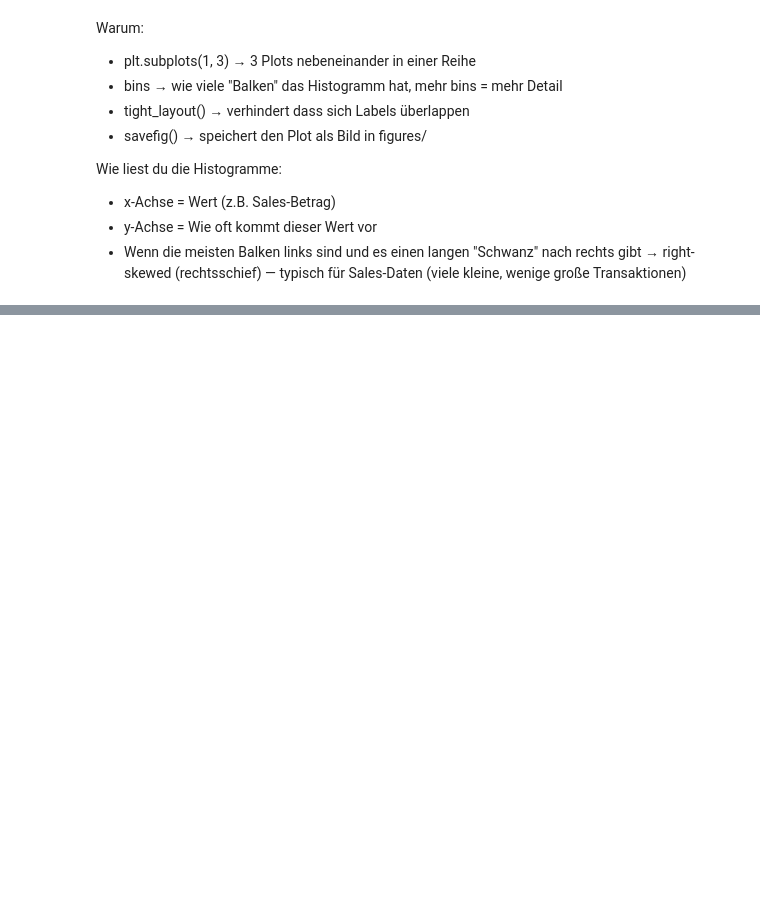
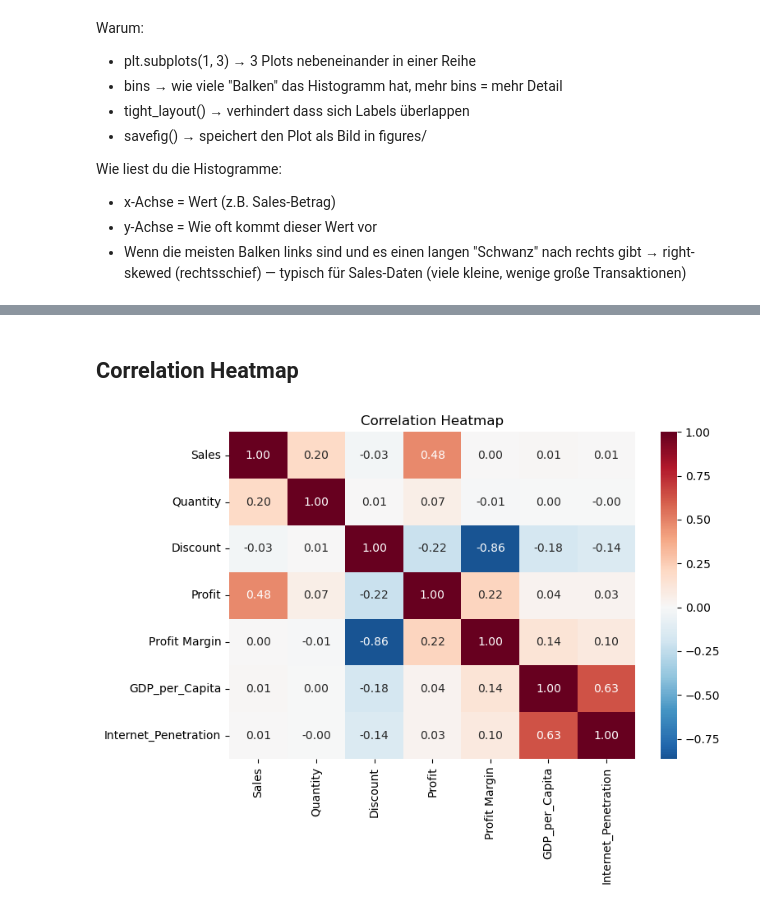
Before and after one commit to zeroKool1ne/data-wrangling-project, a Jupyter notebook: notebooks/03_eda.ipynb, the cells around one changed output, grey strips where cells are left out. Cells and saved outputs as stored; diff of their text form; code cells hidden in the pictures; blank space fills up the shorter version.

```diff
--- a/notebooks/03_eda.ipynb
+++ b/notebooks/03_eda.ipynb
@@ -57,0 +178,16 @@ Warum:
+# %% [markdown]
+## Correlation Heatmap
+# %%
+fig, ax = plt.subplots(figsize=(8, 6))
+
+numeric_cols = ["Sales", "Quantity", "Discount", "Profit", "Profit Margin",
+"GDP_per_Capita", "Internet_Penetration"]
+sns.heatmap(df[numeric_cols].corr(), annot=True, fmt=".2f", cmap="RdBu_r", center=0,
+ax=ax)
+ax.set_title("Correlation Heatmap")
+
+plt.tight_layout()
+plt.savefig("../figures/correlation_heatmap.png")
+plt.show()
+# %% [output]
+[figure, added]
```
Also changed, not shown: parts of 17 cells of this notebook, 12 other files.
